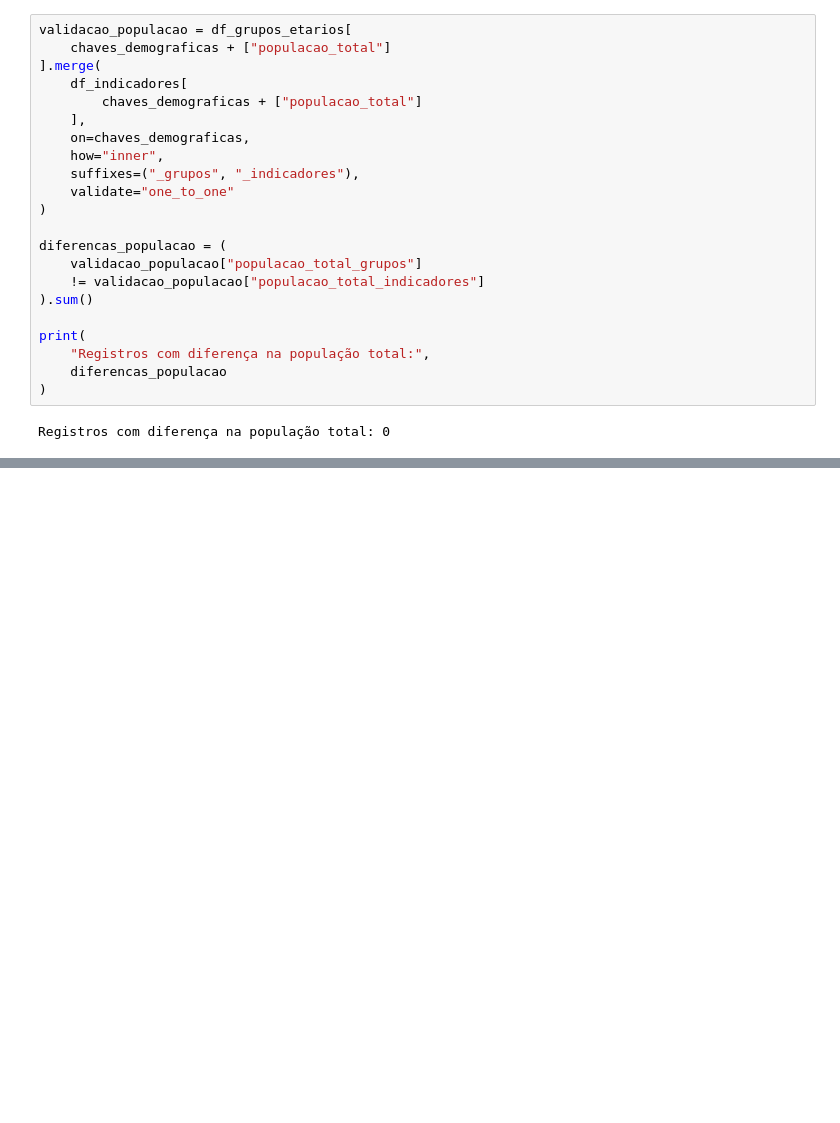
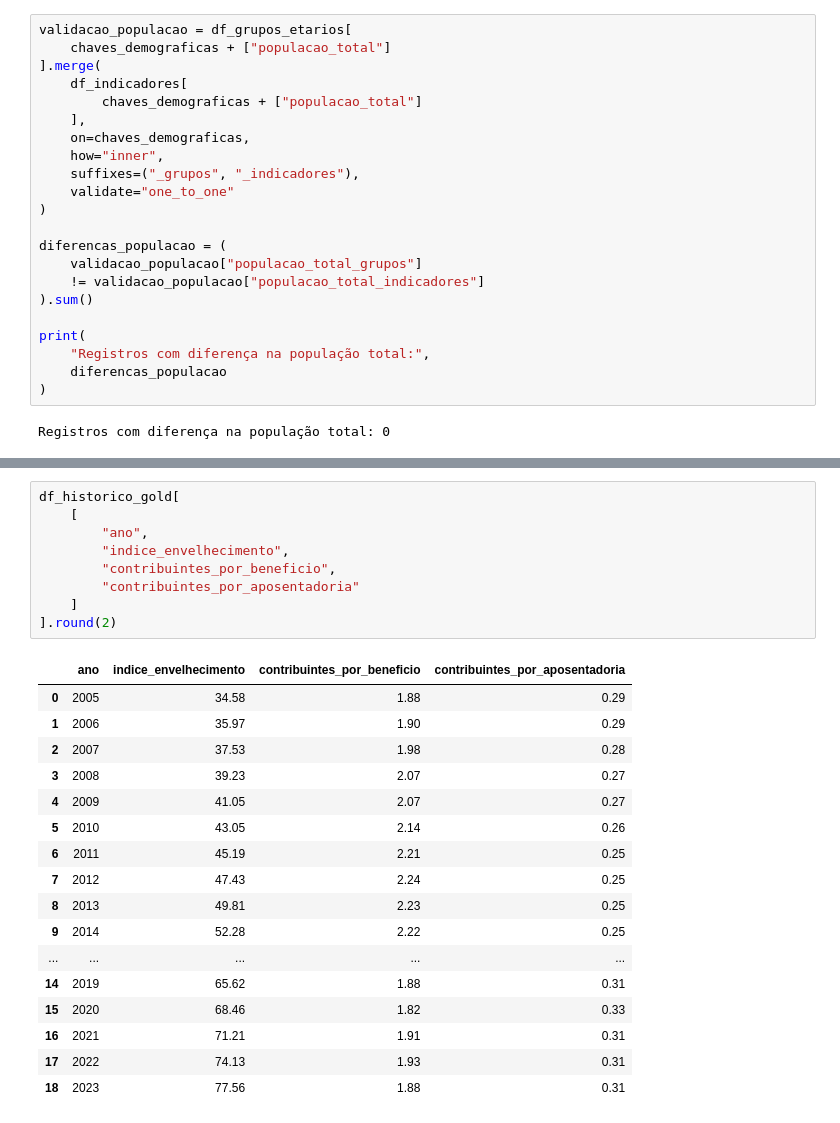
Before and after one commit to Andersonph/Estudo_Dados_Demografico, a Jupyter notebook: Demografia_Previdencia/03_gold.ipynb, the cells around one changed output, grey strips where cells are left out. Cells and saved outputs as stored; diff of their text form; blank space fills up the shorter version.

```diff
--- a/Demografia_Previdencia/03_gold.ipynb
+++ b/Demografia_Previdencia/03_gold.ipynb
@@ -196,0 +443,27 @@ Registros com diferença na população total: 0
+# %%
+df_historico_gold[
+    [
+        "ano",
+        "indice_envelhecimento",
+        "contribuintes_por_beneficio",
+        "contribuintes_por_aposentadoria"
+    ]
+].round(2)
+# %% [output]
+|  | ano | indice_envelhecimento | contribuintes_por_beneficio | contribuintes_por_aposentadoria |
+| 0 | 2005 | 34.58 | 1.88 | 0.29 |
+| 1 | 2006 | 35.97 | 1.90 | 0.29 |
+| 2 | 2007 | 37.53 | 1.98 | 0.28 |
+| 3 | 2008 | 39.23 | 2.07 | 0.27 |
+| 4 | 2009 | 41.05 | 2.07 | 0.27 |
+| 5 | 2010 | 43.05 | 2.14 | 0.26 |
+| 6 | 2011 | 45.19 | 2.21 | 0.25 |
+| 7 | 2012 | 47.43 | 2.24 | 0.25 |
+| 8 | 2013 | 49.81 | 2.23 | 0.25 |
+| 9 | 2014 | 52.28 | 2.22 | 0.25 |
+| ... | ... | ... | ... | ... |
+| 14 | 2019 | 65.62 | 1.88 | 0.31 |
+| 15 | 2020 | 68.46 | 1.82 | 0.33 |
+| 16 | 2021 | 71.21 | 1.91 | 0.31 |
+| 17 | 2022 | 74.13 | 1.93 | 0.31 |
+| 18 | 2023 | 77.56 | 1.88 | 0.31 |
```
Also changed, not shown: parts of 22 cells of this notebook, 2 other files.
